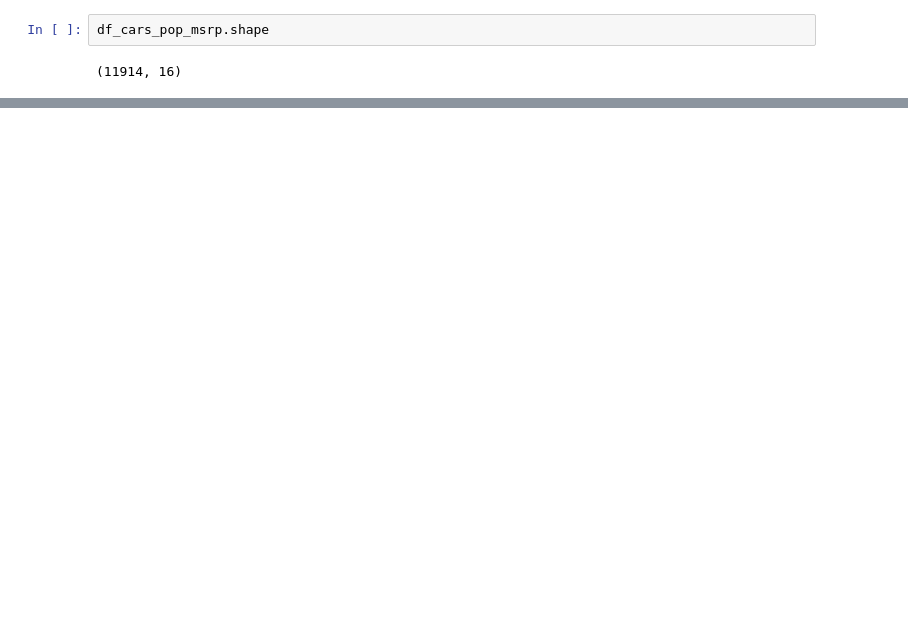
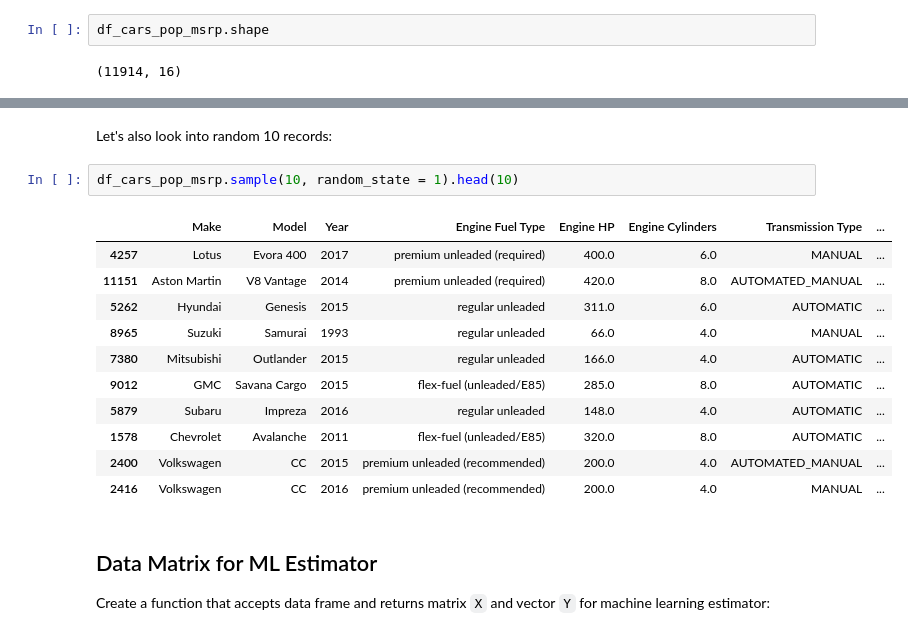
Before and after one commit to pakhotin/Data-Cleansing-Innotech, a Jupyter notebook: notebooks/Demo.ipynb, the cells around one changed output, grey strips where cells are left out. Saved outputs shown, nothing was run; the diff lists cells and outputs as text; blank space fills up the shorter version.

```diff
--- a/notebooks/Demo.ipynb
+++ b/notebooks/Demo.ipynb
@@ -172,0 +120,20 @@ df_used_cars_germany.head()
+# %% [markdown]
+Let's also look into random 10 records:
+# %%
+df_cars_pop_msrp.sample(10, random_state = 1).head(10)
+# %% [output]
+|  | Make | Model | Year | Engine Fuel Type | Engine HP | Engine Cylinders | Transmission Type | ... |
+| 4257 | Lotus | Evora 400 | 2017 | premium unleaded (required) | 400.0 | 6.0 | MANUAL | ... |
+| 11151 | Aston Martin | V8 Vantage | 2014 | premium unleaded (required) | 420.0 | 8.0 | AUTOMATED_MANUAL | ... |
+| 5262 | Hyundai | Genesis | 2015 | regular unleaded | 311.0 | 6.0 | AUTOMATIC | ... |
+| 8965 | Suzuki | Samurai | 1993 | regular unleaded | 66.0 | 4.0 | MANUAL | ... |
+| 7380 | Mitsubishi | Outlander | 2015 | regular unleaded | 166.0 | 4.0 | AUTOMATIC | ... |
+| 9012 | GMC | Savana Cargo | 2015 | flex-fuel (unleaded/E85) | 285.0 | 8.0 | AUTOMATIC | ... |
+| 5879 | Subaru | Impreza | 2016 | regular unleaded | 148.0 | 4.0 | AUTOMATIC | ... |
+| 1578 | Chevrolet | Avalanche | 2011 | flex-fuel (unleaded/E85) | 320.0 | 8.0 | AUTOMATIC | ... |
+| 2400 | Volkswagen | CC | 2015 | premium unleaded (recommended) | 200.0 | 4.0 | AUTOMATED_MANUAL | ... |
+| 2416 | Volkswagen | CC | 2016 | premium unleaded (recommended) | 200.0 | 4.0 | MANUAL | ... |
+# %% [markdown]
+## Data Matrix for ML Estimator
+
+Create a function that accepts data frame and returns matrix `X` and vector `Y` for machine learning estimator:
```
Also changed, not shown: parts of 112 cells of this notebook.
